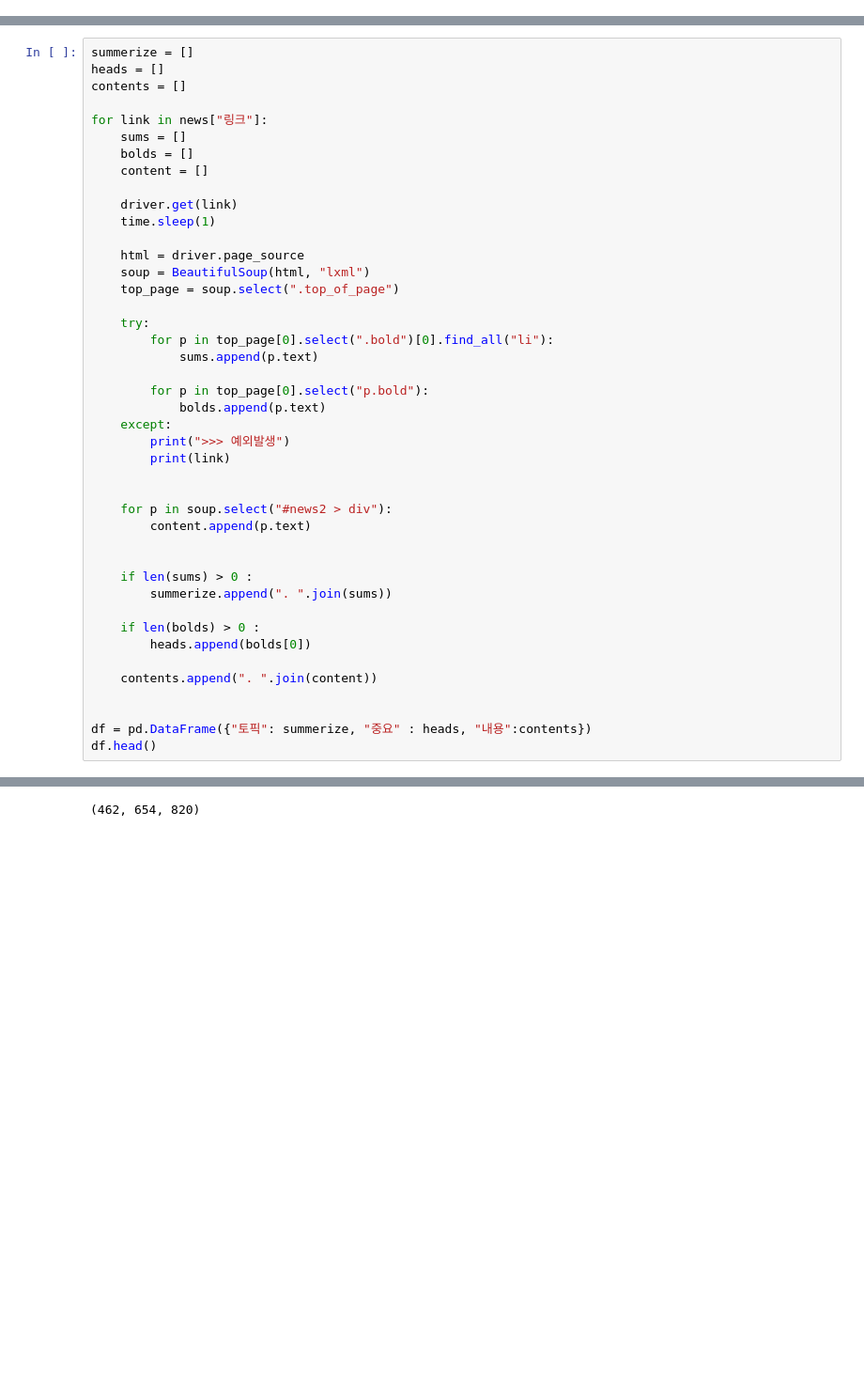
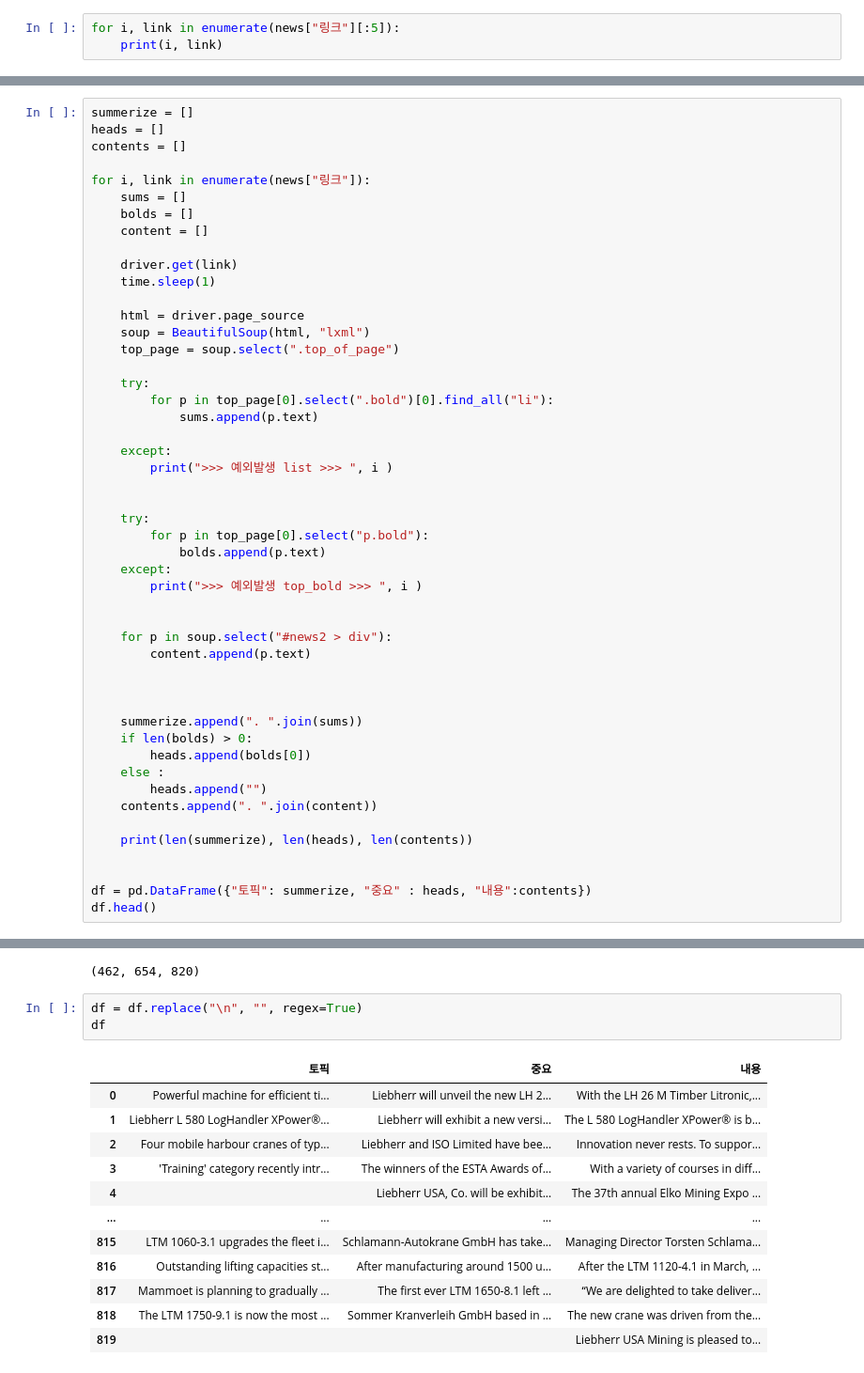
Before and after one commit to CE-MarketSensing/ConstructionEquipment, a Jupyter notebook: scrapping/liebherr/lieb_contents_test.ipynb, the cells around one changed output, grey strips where cells are left out. Shown: that part at 94% size. Saved outputs shown, nothing was run; the diff lists cells and outputs as text; blank space fills up the shorter version.

```diff
--- a/scrapping/liebherr/lieb_contents_test.ipynb
+++ b/scrapping/liebherr/lieb_contents_test.ipynb
@@ -476,0 +477,3 @@ news.shape
+# %%
+for i, link in enumerate(news["링크"][:5]):
+    print(i, link)
@@ -479,7 +488,7 @@ summerize = []
 heads = []
 contents = []
 
-for link in news["링크"]:
+for i, link in enumerate(news["링크"]):
     sums = []
     bolds = []
     content = []
@@ -495,24 +504,30 @@ for link in news["링크"]:
         for p in top_page[0].select(".bold")[0].find_all("li"):
             sums.append(p.text)
 
+    except:
+        print(">>> 예외발생 list >>> ", i )
+
+
+    try:
         for p in top_page[0].select("p.bold"):
             bolds.append(p.text)
     except:
-        print(">>> 예외발생")
-        print(link)
+        print(">>> 예외발생 top_bold >>> ", i )
 
 
     for p in soup.select("#news2 > div"):
         content.append(p.text)
 
 
-    if len(sums) > 0 :
-        summerize.append(". ".join(sums))
 
-    if len(bolds) > 0 :
+    summerize.append(". ".join(sums))
+    if len(bolds) > 0:
         heads.append(bolds[0])
+    else :
+        heads.append("")
+    contents.append(". ".join(content))
 
-    contents.append(". ".join(content))
+    print(len(summerize), len(heads), len(contents))
 
 
 df = pd.DataFrame({"토픽": summerize, "중요" : heads, "내용":contents})
@@ -540,3 +560,19 @@ ValueError: All arrays must be of the same length
 len(summerize), len(heads), len(contents)
 # %% [output]
 (462, 654, 820)
+# %%
+df = df.replace("\n", "", regex=True)
+df
+# %% [output]
+|  | 토픽 | 중요 | 내용 |
+| 0 | Powerful machine for efficient ti... | Liebherr will unveil the new LH 2... | With the LH 26 M Timber Litronic,... |
+| 1 | Liebherr L 580 LogHandler XPower®... | Liebherr will exhibit a new versi... | The L 580 LogHandler XPower® is b... |
+| 2 | Four mobile harbour cranes of typ... | Liebherr and ISO Limited have bee... | Innovation never rests. To suppor... |
+| 3 | 'Training' category recently intr... | The winners of the ESTA Awards of... | With a variety of courses in diff... |
+| 4 |  | Liebherr USA, Co. will be exhibit... | The 37th annual Elko Mining Expo ... |
+| ... | ... | ... | ... |
+| 815 | LTM 1060-3.1 upgrades the fleet i... | Schlamann-Autokrane GmbH has take... | Managing Director Torsten Schlama... |
+| 816 | Outstanding lifting capacities st... | After manufacturing around 1500 u... | After the LTM 1120-4.1 in March, ... |
+| 817 | Mammoet is planning to gradually ... | The first ever LTM 1650-8.1 left ... | “We are delighted to take deliver... |
+| 818 | The LTM 1750-9.1 is now the most ... | Sommer Kranverleih GmbH based in ... | The new crane was driven from the... |
+| 819 |  |  | Liebherr USA Mining is pleased to... |
```
Also changed, not shown: parts of 10 cells of this notebook, 1 other file.
